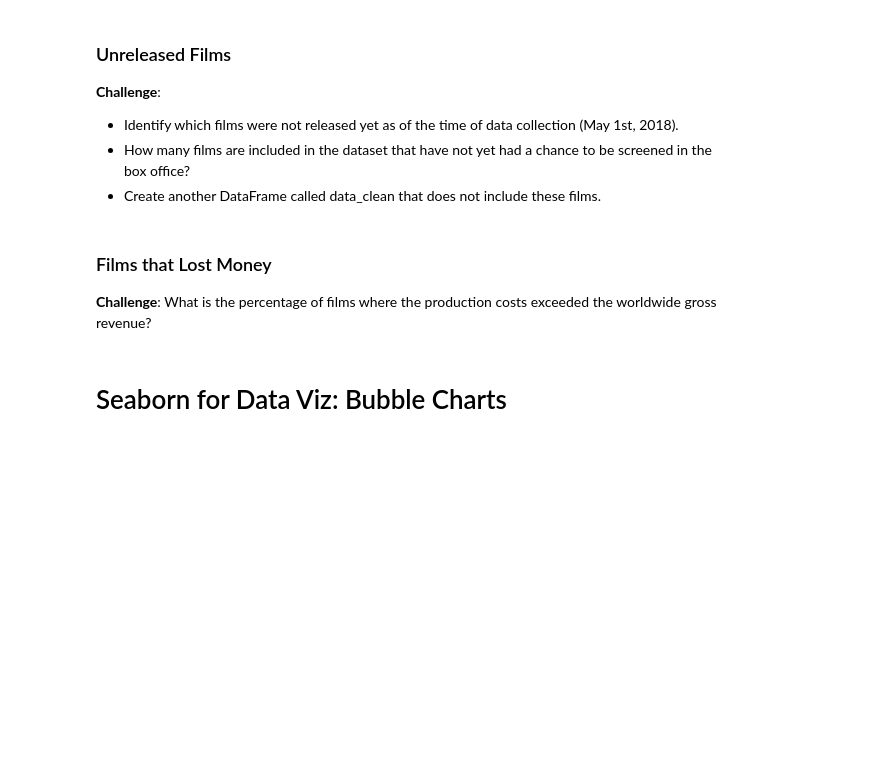
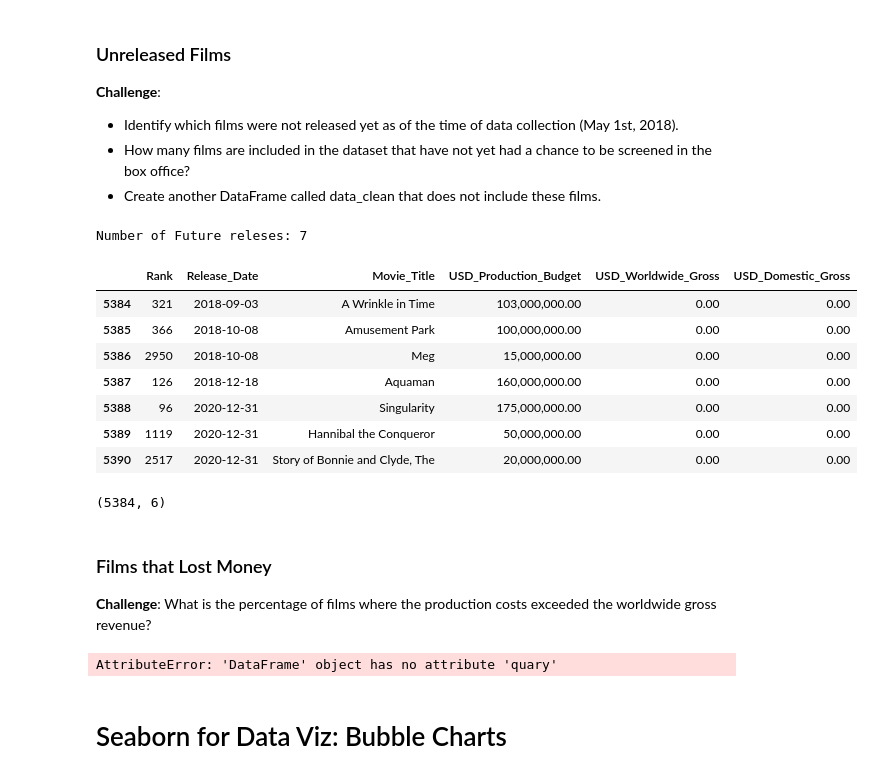
Before and after one commit to RafaelMoralesGallegos/100-days-of-Python, a Jupyter notebook: Day_78_Seaborn/Seaborn_and_Linear_Regression.ipynb, the cells around one changed output. Saved outputs shown, nothing was run; the diff lists cells and outputs as text; code cells hidden in the pictures; blank space fills up the shorter version.

```diff
--- a/Day_78_Seaborn/Seaborn_and_Linear_Regression.ipynb
+++ b/Day_78_Seaborn/Seaborn_and_Linear_Regression.ipynb
@@ -170,11 +210,33 @@ Hint: This time you'll have to use the `and` keyword.
 # %%
 # Date of Data Collection
 scrape_date = pd.Timestamp('2018-5-1')
+future_releses = data[data['Release_Date']>=scrape_date]
+print(f"Number of Future releses: {len(future_releses)}")
+future_releses
+# %% [output]
+Number of Future releses: 7
+|  | Rank | Release_Date | Movie_Title | USD_Production_Budget | USD_Worldwide_Gross | USD_Domestic_Gross |
+| 5384 | 321 | 2018-09-03 | A Wrinkle in Time | 103,000,000.00 | 0.00 | 0.00 |
+| 5385 | 366 | 2018-10-08 | Amusement Park | 100,000,000.00 | 0.00 | 0.00 |
+| 5386 | 2950 | 2018-10-08 | Meg | 15,000,000.00 | 0.00 | 0.00 |
+| 5387 | 126 | 2018-12-18 | Aquaman | 160,000,000.00 | 0.00 | 0.00 |
+| 5388 | 96 | 2020-12-31 | Singularity | 175,000,000.00 | 0.00 | 0.00 |
+| 5389 | 1119 | 2020-12-31 | Hannibal the Conqueror | 50,000,000.00 | 0.00 | 0.00 |
+| 5390 | 2517 | 2020-12-31 | Story of Bonnie and Clyde, The | 20,000,000.00 | 0.00 | 0.00 |
+# %%
+data_clean = data[data['Release_Date']<scrape_date]
+print(data_clean.shape)
+# %% [output]
+(5384, 6)
 # %% [markdown]
 ### Films that Lost Money
 
 **Challenge**:
 What is the percentage of films where the production costs exceeded the worldwide gross revenue?
+# %%
+movie_loss = data.query('USD_Worldwide_Gross < USD_Production_Budget')
+# %% [output]
+AttributeError: 'DataFrame' object has no attribute 'quary'
 # %% [markdown]
 # Seaborn for Data Viz: Bubble Charts
 # %% [markdown]
```
Also changed, not shown: parts of 3 cells of this notebook.
